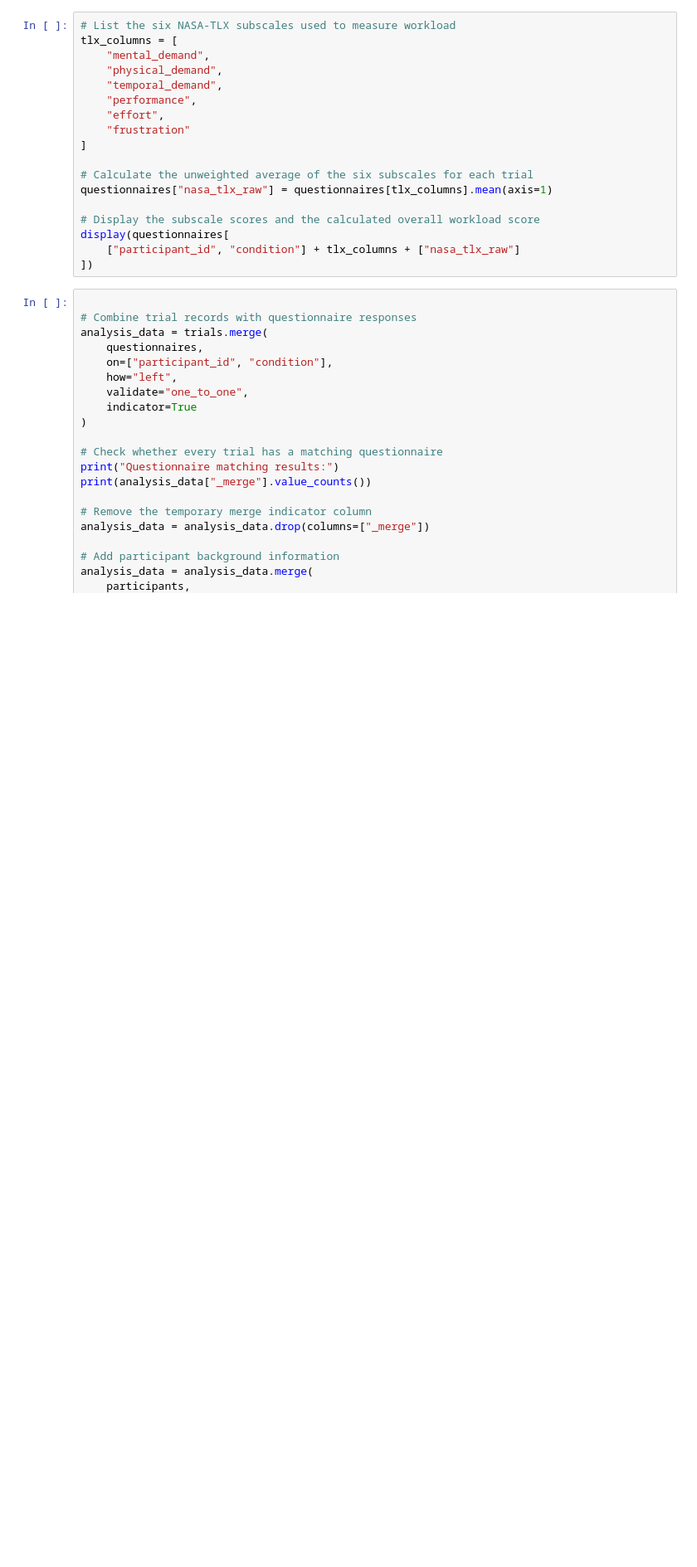
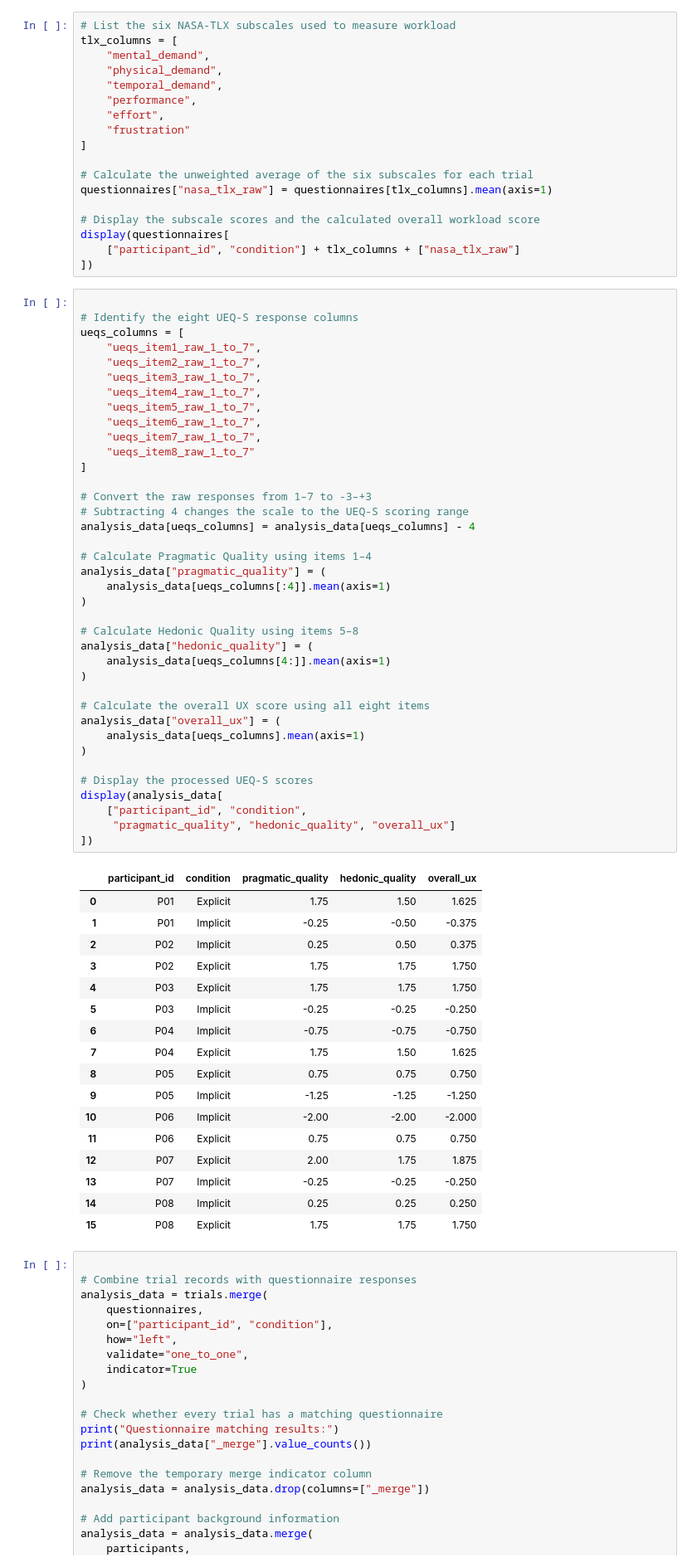
Before and after one commit to NathanNg244/HCI2000, a Jupyter notebook: HCI/notebook.ipynb, the cells around one changed output. Shown at 83% size. Cells and saved outputs as stored; diff of their text form; blank space fills up the shorter version.

```diff
--- a/HCI/notebook.ipynb
+++ b/HCI/notebook.ipynb
@@ -121,6 +121,62 @@ questionnaires["nasa_tlx_raw"] = questionnaires[tlx_columns].mean(axis=1)
 display(questionnaires[
     ["participant_id", "condition"] + tlx_columns + ["nasa_tlx_raw"]
 ])
+# %%
+
+# Identify the eight UEQ-S response columns
+ueqs_columns = [
+    "ueqs_item1_raw_1_to_7",
+    "ueqs_item2_raw_1_to_7",
+    "ueqs_item3_raw_1_to_7",
+    "ueqs_item4_raw_1_to_7",
+    "ueqs_item5_raw_1_to_7",
+    "ueqs_item6_raw_1_to_7",
+    "ueqs_item7_raw_1_to_7",
+    "ueqs_item8_raw_1_to_7"
+]
+
+# Convert the raw responses from 1–7 to -3–+3
+# Subtracting 4 changes the scale to the UEQ-S scoring range
+analysis_data[ueqs_columns] = analysis_data[ueqs_columns] - 4
+
+# Calculate Pragmatic Quality using items 1–4
+analysis_data["pragmatic_quality"] = (
+    analysis_data[ueqs_columns[:4]].mean(axis=1)
+)
+
+# Calculate Hedonic Quality using items 5–8
+analysis_data["hedonic_quality"] = (
+    analysis_data[ueqs_columns[4:]].mean(axis=1)
+)
+
+# Calculate the overall UX score using all eight items
+analysis_data["overall_ux"] = (
+    analysis_data[ueqs_columns].mean(axis=1)
+)
+
+# Display the processed UEQ-S scores
+display(analysis_data[
+    ["participant_id", "condition",
+     "pragmatic_quality", "hedonic_quality", "overall_ux"]
+])
+# %% [output]
+|  | participant_id | condition | pragmatic_quality | hedonic_quality | overall_ux |
+| 0 | P01 | Explicit | 1.75 | 1.50 | 1.625 |
+| 1 | P01 | Implicit | -0.25 | -0.50 | -0.375 |
+| 2 | P02 | Implicit | 0.25 | 0.50 | 0.375 |
+| 3 | P02 | Explicit | 1.75 | 1.75 | 1.750 |
+| 4 | P03 | Explicit | 1.75 | 1.75 | 1.750 |
+| 5 | P03 | Implicit | -0.25 | -0.25 | -0.250 |
+| 6 | P04 | Implicit | -0.75 | -0.75 | -0.750 |
+| 7 | P04 | Explicit | 1.75 | 1.50 | 1.625 |
+| 8 | P05 | Explicit | 0.75 | 0.75 | 0.750 |
+| 9 | P05 | Implicit | -1.25 | -1.25 | -1.250 |
+| 10 | P06 | Implicit | -2.00 | -2.00 | -2.000 |
+| 11 | P06 | Explicit | 0.75 | 0.75 | 0.750 |
+| 12 | P07 | Explicit | 2.00 | 1.75 | 1.875 |
+| 13 | P07 | Implicit | -0.25 | -0.25 | -0.250 |
+| 14 | P08 | Implicit | 0.25 | 0.25 | 0.250 |
+| 15 | P08 | Explicit | 1.75 | 1.75 | 1.750 |
 # %%
 
 # Combine trial records with questionnaire responses
```
Also changed, not shown: parts of 10 cells of this notebook.
